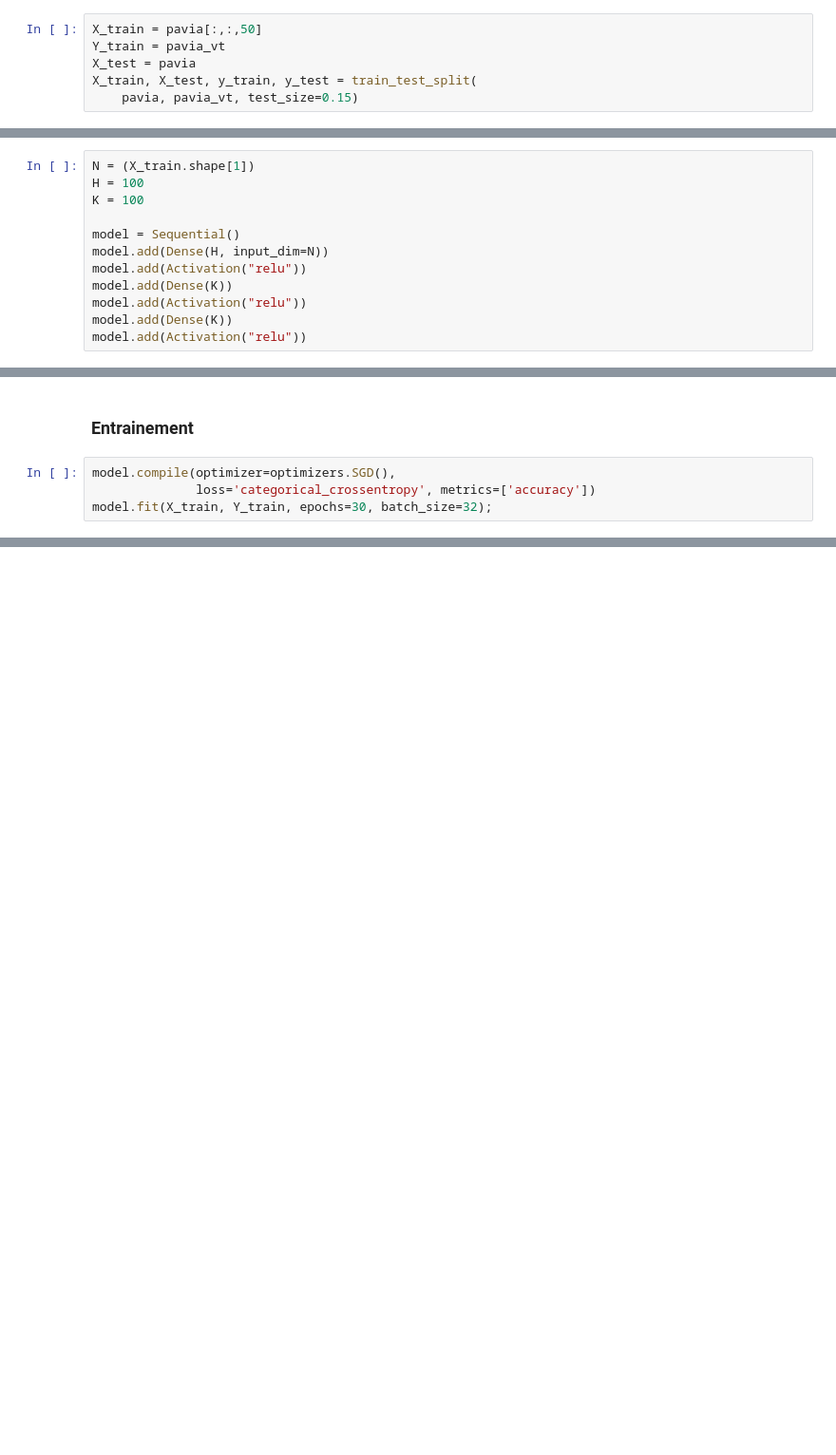
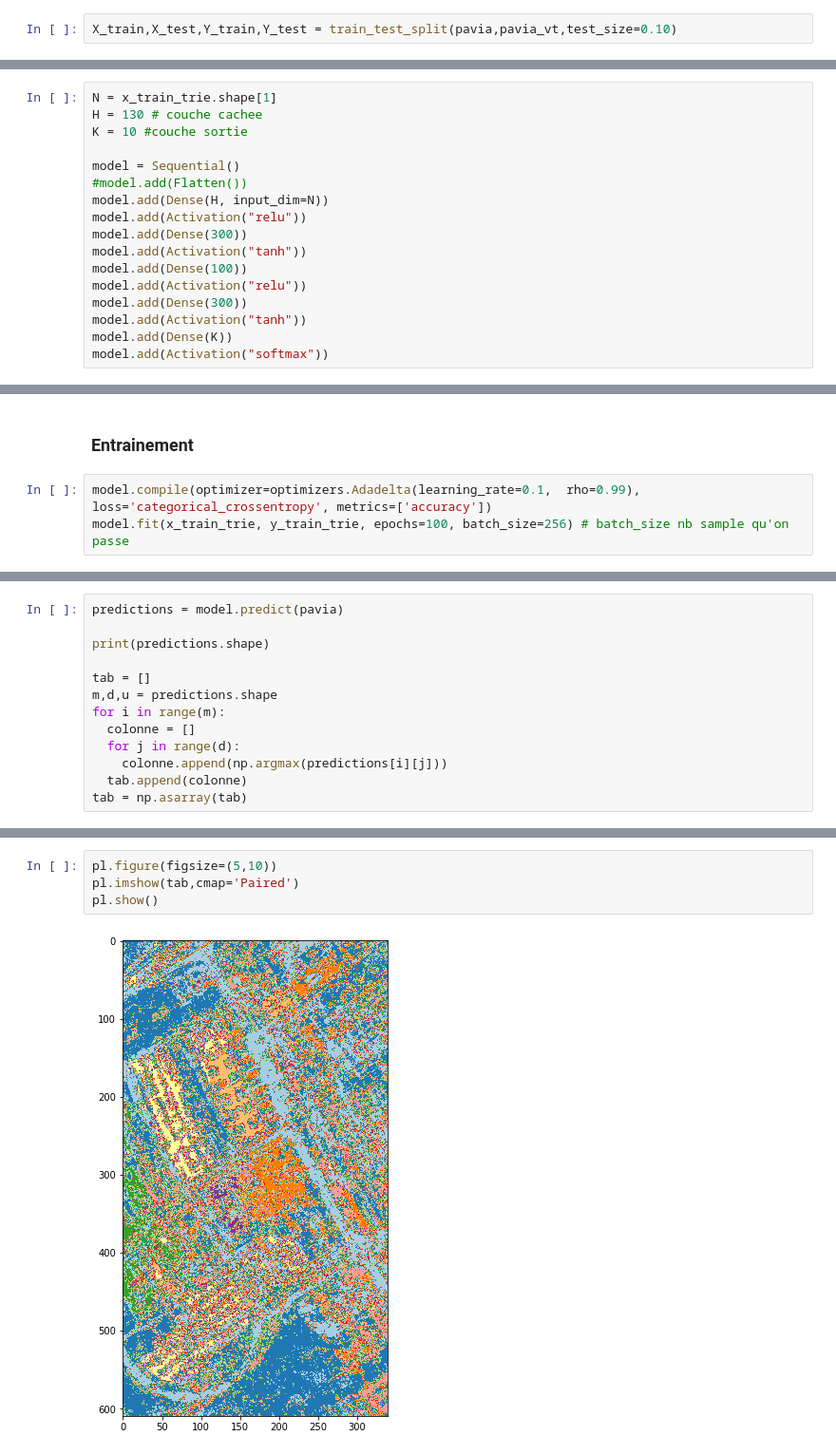
Before and after one commit to LordRayd/Master2, a Jupyter notebook: Apprentissage_Profond_Renforcement/TP3/pavia.ipynb, the cells around one changed output, grey strips where cells are left out. Shown at 95% size. Saved outputs shown, nothing was run; the diff lists cells and outputs as text; blank space fills up the shorter version.

Commit message:
fin tp pavia

```diff
--- a/Apprentissage_Profond_Renforcement/TP3/pavia.ipynb
+++ b/Apprentissage_Profond_Renforcement/TP3/pavia.ipynb
@@ -64,8 +57,4 @@ L'objectif est que vous obteniez la classe de tous les autres pixels en utilisan
 # %% [markdown]
 En plus du notebook contenant votre code, vous me remettrez un fichier dont la structure est équivalente à celle de 'train_set.npy', contenant une des 9 neufs classes numérotées de 1 à 9 **pour chaque pixel**  (un espace de rendu sera disponible dans l'ENT).
 # %%
-X_train = pavia[:,:,50]
-Y_train = pavia_vt
-X_test = pavia
-X_train, X_test, y_train, y_test = train_test_split(
-    pavia, pavia_vt, test_size=0.15)
+X_train,X_test,Y_train,Y_test = train_test_split(pavia,pavia_vt,test_size=0.10)
@@ -74,14 +82,19 @@ X_train, X_test, y_train, y_test = train_test_split(
 # %% [markdown]
 ### Model
 # %%
-N = (X_train.shape[1])
-H = 100
-K = 100
+N = x_train_trie.shape[1]
+H = 130 # couche cachee
+K = 10 #couche sortie
 
 model = Sequential()
+#model.add(Flatten())
 model.add(Dense(H, input_dim=N))
 model.add(Activation("relu"))
+model.add(Dense(300))
+model.add(Activation("tanh"))
+model.add(Dense(100))
+model.add(Activation("relu"))
+model.add(Dense(300))
+model.add(Activation("tanh"))
 model.add(Dense(K))
-model.add(Activation("relu"))
-model.add(Dense(K))
-model.add(Activation("relu"))
+model.add(Activation("softmax"))
@@ -90,6 +101,5 @@ AttributeError: module 'tensorflow.python.framework.ops' has no attribute '_Tens
 # %% [markdown]
 ### Entrainement
 # %%
-model.compile(optimizer=optimizers.SGD(),
-              loss='categorical_crossentropy', metrics=['accuracy'])
-model.fit(X_train, Y_train, epochs=30, batch_size=32);
+model.compile(optimizer=optimizers.Adadelta(learning_rate=0.1,  rho=0.99), loss='categorical_crossentropy', metrics=['accuracy'])
+model.fit(x_train_trie, y_train_trie, epochs=100, batch_size=256) # batch_size nb sample qu'on passe
@@ -98,0 +133,13 @@ Attendu 0.9 pour train
+# %%
+predictions = model.predict(pavia)
+
+print(predictions.shape)
+
+tab = []
+m,d,u = predictions.shape
+for i in range(m):
+  colonne = []
+  for j in range(d):
+    colonne.append(np.argmax(predictions[i][j]))
+  tab.append(colonne)
+tab = np.asarray(tab)
@@ -98,0 +151,6 @@ Attendu 0.9 pour train
+# %%
+pl.figure(figsize=(5,10))
+pl.imshow(tab,cmap='Paired')
+pl.show()
+# %% [output]
+[figure, added]
```
Also changed, not shown: parts of 13 cells of this notebook, 2 other files.
